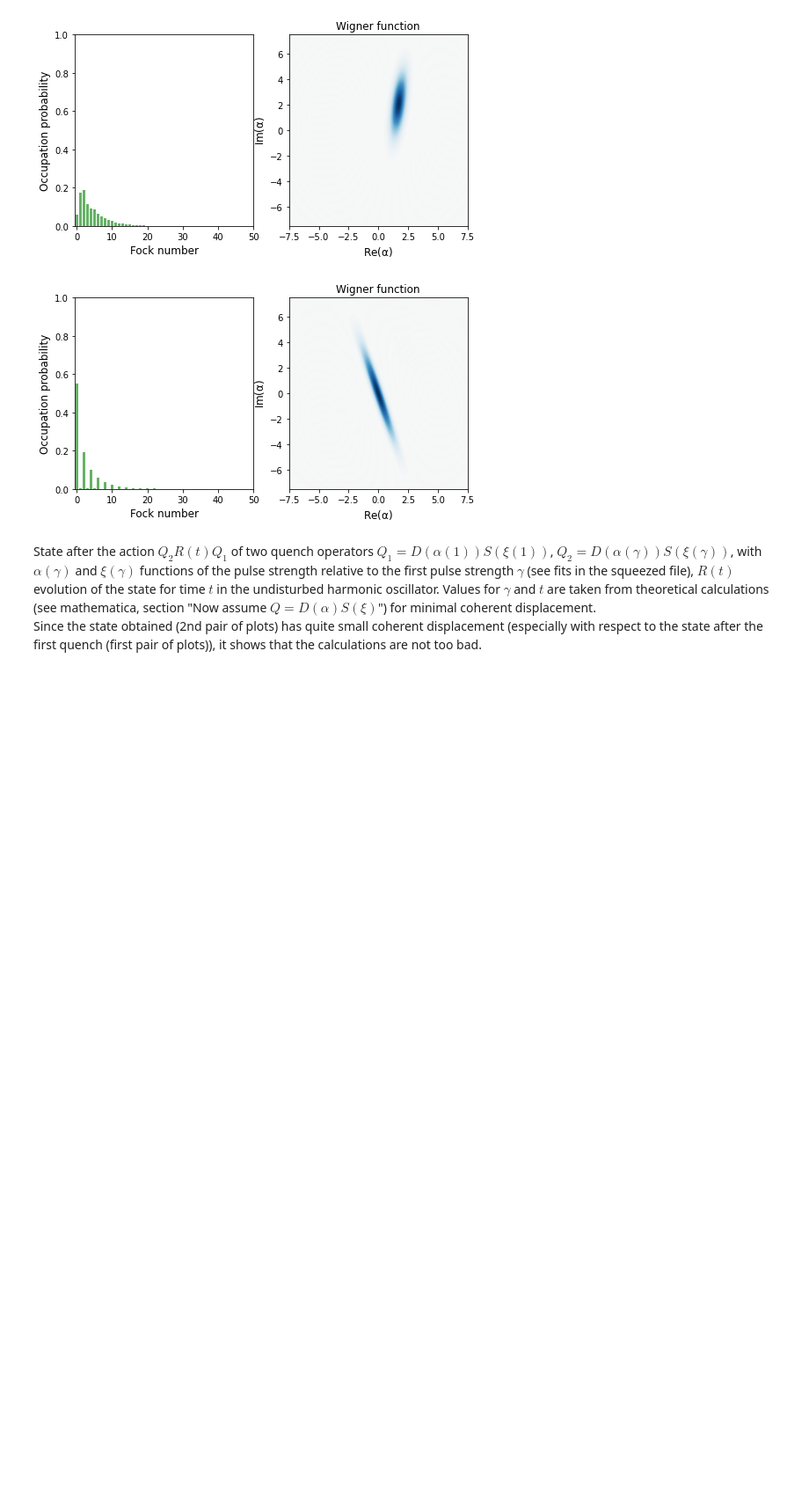
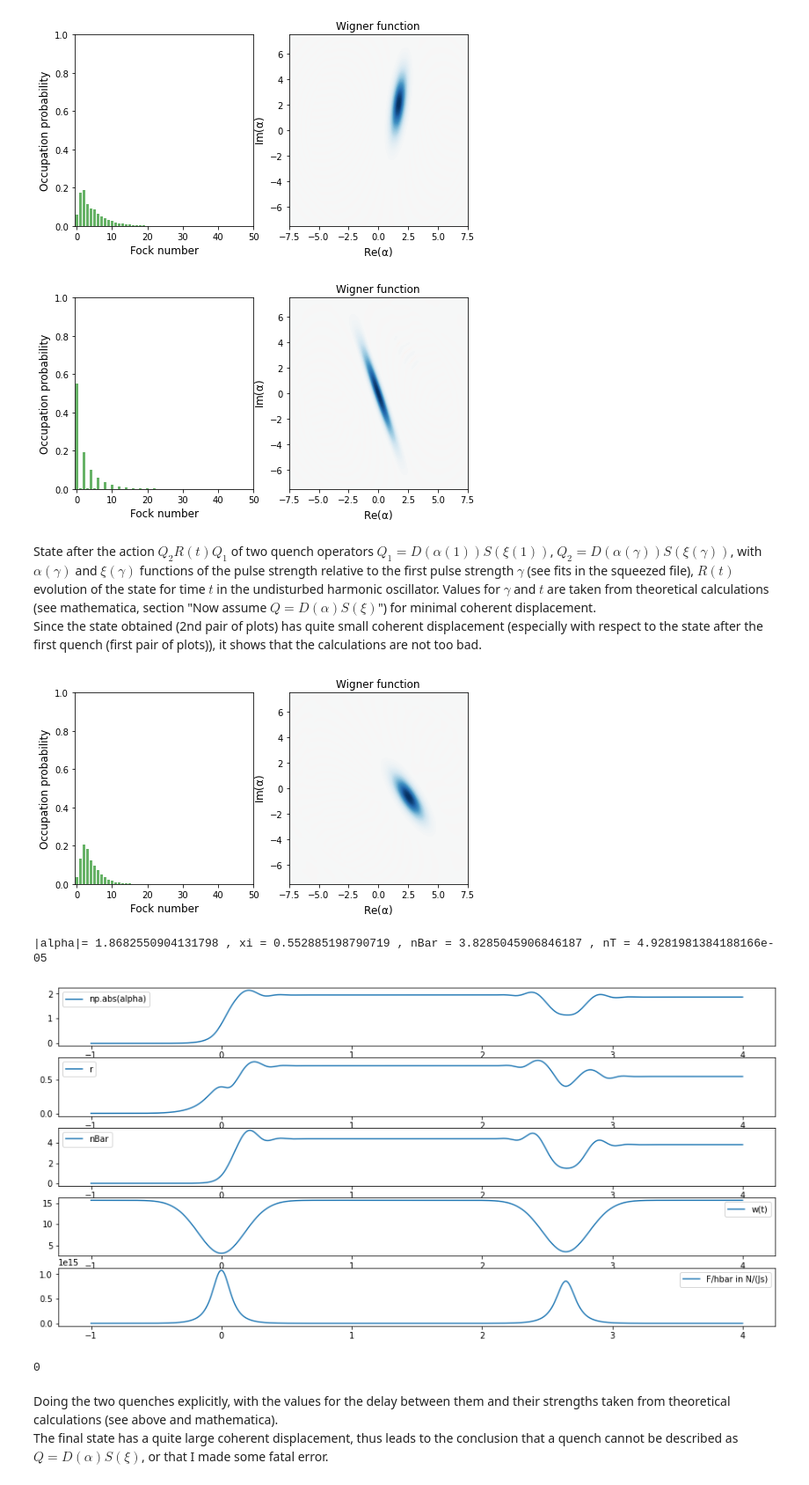
Before and after one commit to R-Thomm/Robin-Master, a Jupyter notebook: DoubleQuench.ipynb, the cells around one changed output. Shown: that part at 88% size. Drawn from its saved outputs; the diff is of its cells as text; code cells hidden in the pictures; blank space fills up the shorter version.

```diff
--- a/DoubleQuench.ipynb
+++ b/DoubleQuench.ipynb
@@ -392,5 +426,7 @@ print('|alpha|=', np.abs(alpha), ', xi =', np.abs(xi), ', nBar =', nBar, ', nT =
 # %%
-deltaT = -2*np.pi*1j*0.643368/T
+n = 50
+dt = 0.643368
+deltaT = -2*np.pi*1j*dt/T
 alpha1 = (-0.0190384 - 1.90885j)*np.exp(deltaT)
 alpha2 = -0.158869 - 1.53141j
 xi1 = (0.34839 + 0.658062j)*np.exp(2*deltaT)
@@ -420,3 +456,31 @@ plt.show()
 # %% [markdown]
 State after the action $Q_2 R(t) Q_1$ of two quench operators $Q_1 = D(\alpha(1)) S(\xi(1))$, $Q_2 = D(\alpha(\gamma)) S(\xi(\gamma))$, with $\alpha(\gamma)$ and $\xi(\gamma)$ functions of the pulse strength relative to the first pulse strength $\gamma$ (see fits in the squeezed file), $R(t)$ evolution of the state for time $t$ in the undisturbed harmonic oscillator. Values for $\gamma$ and $t$ are taken from theoretical calculations (see mathematica, section "Now assume $Q = D(\alpha) S(\xi)$") for minimal coherent displacement.<br/>
 Since the state obtained (2nd pair of plots) has quite small coherent displacement (especially with respect to the state after the first quench (first pair of plots)), it shows that the calculations are not too bad.
+# %%
+# do the corresponding double quench sequence
+timesQQ = np.linspace(-1, 4, 500)
+argsQQ = {'n': n,
+   'omega': wQQ,
+   'omegaDt': wQQdot,
+   'omegaArgs': [w0, -0.8*w0, 0.18, -0.8*0.971169*w0, 0.18, 2 + dt],
+   'f0': 100/(9*10**-15)}
+
+psi0 = fock_dm(n, 0)
+resultQQ = mesolve(H, psi0, timesQQ, args=argsQQ)
+psiQQ = resultQQ.states[-1]
+
+plot_wigner_fock_distribution(psiQQ)
+plt.show()
+
+alpha, xi, nBar, nT = getParams(psiQQ)
+print('|alpha|=', np.abs(alpha), ', xi =', np.abs(xi), ', nBar =', nBar, ', nT =', nT)
+
+plotResults(timesQQ, resultQQ, argsQQ, calculate_nT = False, nSkipp = 1, showProgress = False)
+# %% [output]
+[figure, added]
+|alpha|= 1.8682550904131798 , xi = 0.552885198790719 , nBar = 3.8285045906846187 , nT = 4.9281981384188166e-05
+[figure, added]
+0
+# %% [markdown]
+Doing the two quenches explicitly, with the values for the delay between them and their strengths taken from theoretical calculations (see above and mathematica).<br/>
+The final state has a quite large coherent displacement, thus leads to the conclusion that a quench cannot be described as  $Q = D(\alpha) S(\xi)$, or that I made some fatal error.
```
Also changed, not shown: parts of 6 cells of this notebook, 1 other file.
